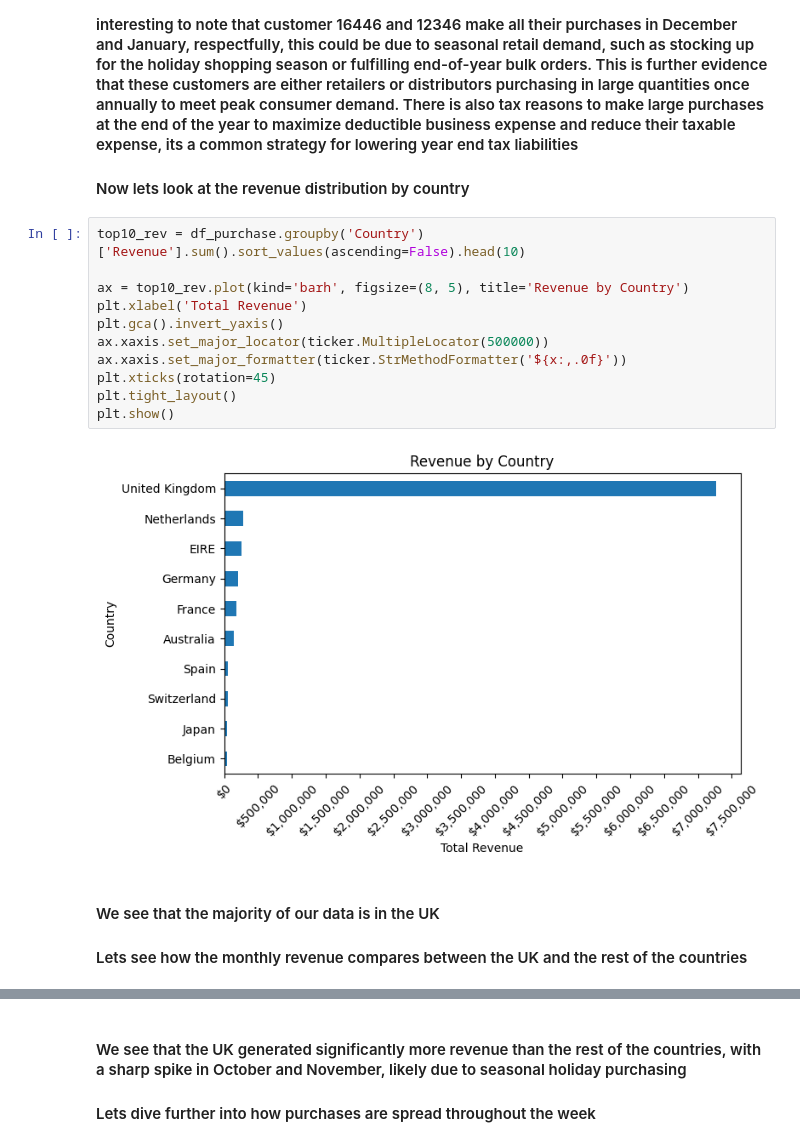
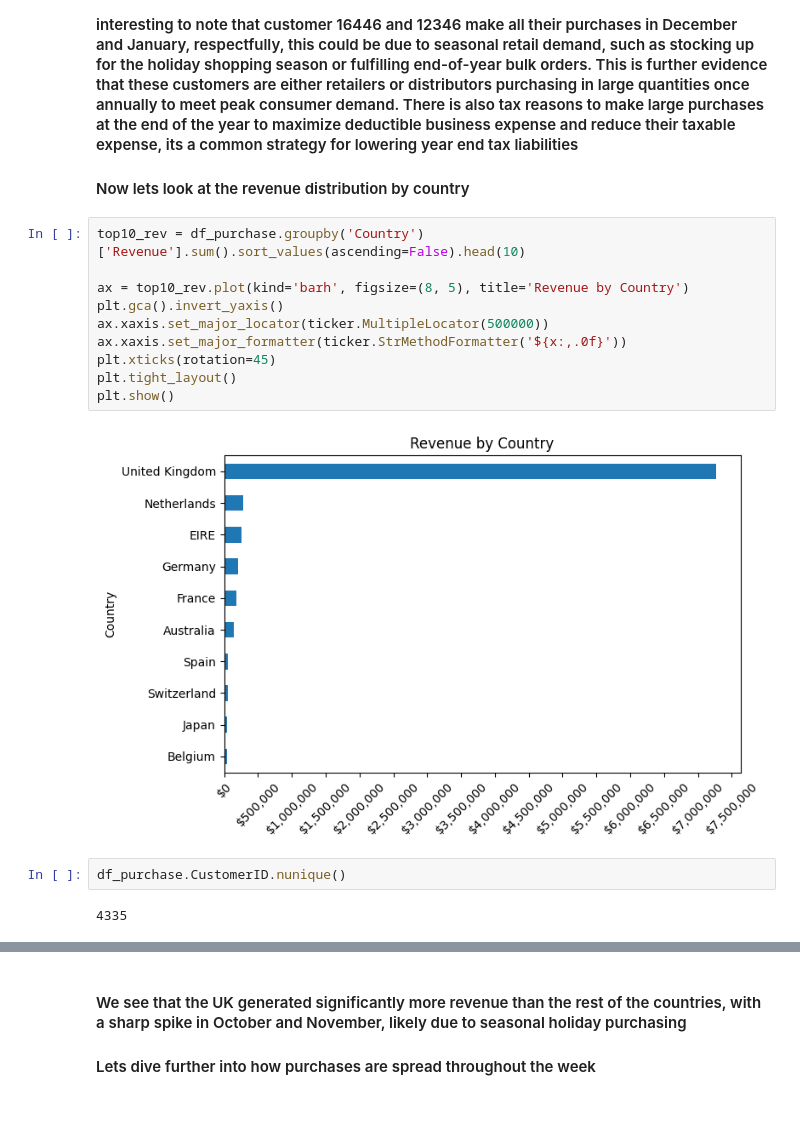
Before and after one commit to ruslanmaystrenko/Retail_Analysis, a Jupyter notebook: Retail_Sales_Modeling.ipynb, the cells around one changed output, grey strips where cells are left out. Cells and saved outputs as stored; diff of their text form; blank space fills up the shorter version.

```diff
--- a/Retail_Sales_Modeling.ipynb
+++ b/Retail_Sales_Modeling.ipynb
@@ -355,17 +355,16 @@ plt.show()
 # %%
 top10_rev = df_purchase.groupby('Country')['Revenue'].sum().sort_values(ascending=False).head(10)
 
 ax = top10_rev.plot(kind='barh', figsize=(8, 5), title='Revenue by Country')
-plt.xlabel('Total Revenue')
 plt.gca().invert_yaxis()
 ax.xaxis.set_major_locator(ticker.MultipleLocator(500000))
 ax.xaxis.set_major_formatter(ticker.StrMethodFormatter('${x:,.0f}'))
 plt.xticks(rotation=45)
 plt.tight_layout()
 plt.show()
 # %% [output]
-[figure, old version]
+[figure, new version]
-# %% [markdown]
-#### We see that the majority of our data is in the UK
-
-#### Lets see how the monthly revenue compares between the UK and the rest of the countries
+# %%
+df_purchase.CustomerID.nunique()
+# %% [output]
+4335
```
Also changed, not shown: parts of 6 cells of this notebook, 1 other file.
